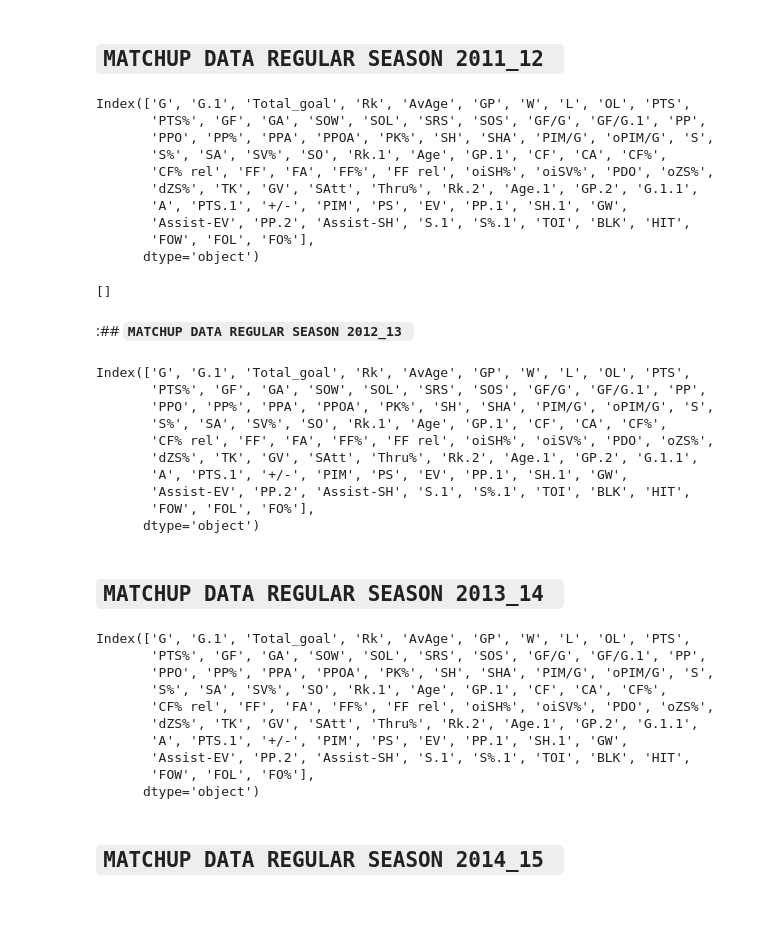
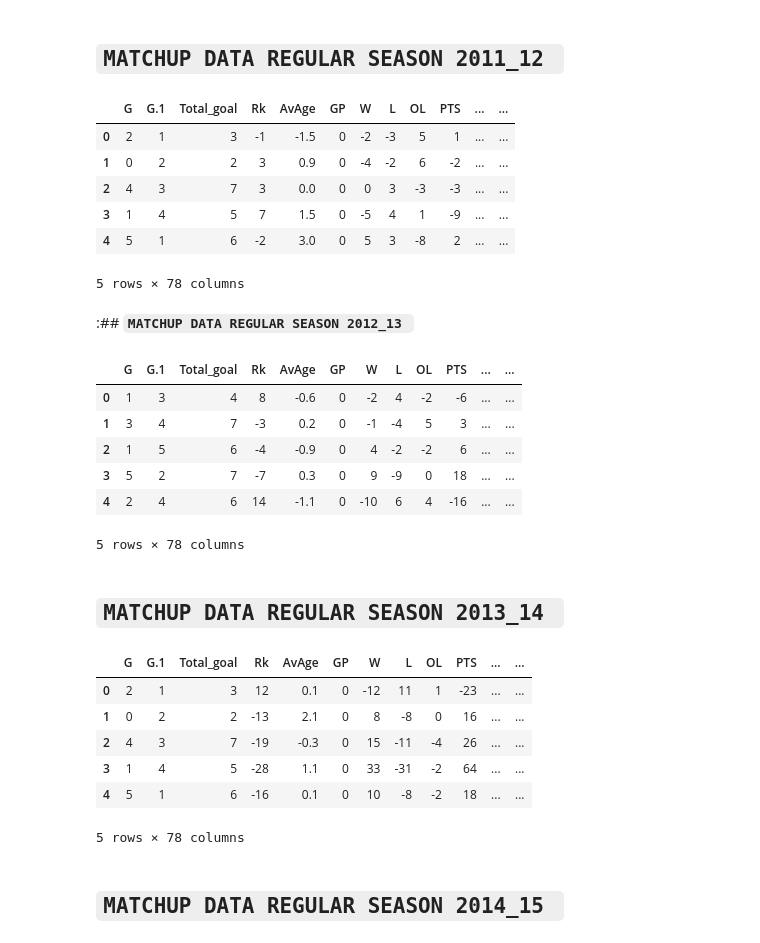
Before and after one commit to geethango/baseline_model, a Jupyter notebook: beseline_model_difference.ipynb, the cells around one changed output. Saved outputs shown, nothing was run; the diff lists cells and outputs as text; code cells hidden in the pictures; blank space fills up the shorter version.

```diff
--- a/beseline_model_difference.ipynb
+++ b/beseline_model_difference.ipynb
@@ -17,33 +17,17 @@ scaler = StandardScaler()
 # %%
 path=r'/content/drive/MyDrive/data collection/FINAL MODEL FEEDING DATASET (V - H) direct difference/FINAL_2011_12_MODEL_FEEDING_DATASET_ATTEMPTED_BY_DIFFERENCE.csv'
 data_2011_12=pd.read_csv(path)
 data_2011_12 = data_2011_12.loc[~data_2011_12.index.duplicated(keep='first')]
 data_2011_12.drop(["Unnamed: 0",'Visitor','Home','E+/-'],axis = 1, inplace  = True)
 data_2011_12.head()
-count = 0
-for i in range(0,data_2011_12.shape[0]) :
-    if data_2011_12.loc[i].isnull().sum() > 0 :
-        count = count + 1
-        print(f'Number of null values in row {i} : ' + str(data_2011_12.loc[i].isnull().sum()))
-
-count
-data_2011_12.columns
 # %% [output]
+|  | G | G.1 | Total_goal | Rk | AvAge | GP | W | L | OL | PTS | ... | ... |
+| 0 | 2 | 1 | 3 | -1 | -1.5 | 0 | -2 | -3 | 5 | 1 | ... | ... |
+| 1 | 0 | 2 | 2 | 3 | 0.9 | 0 | -4 | -2 | 6 | -2 | ... | ... |
+| 2 | 4 | 3 | 7 | 3 | 0.0 | 0 | 0 | 3 | -3 | -3 | ... | ... |
+| 3 | 1 | 4 | 5 | 7 | 1.5 | 0 | -5 | 4 | 1 | -9 | ... | ... |
+| 4 | 5 | 1 | 6 | -2 | 3.0 | 0 | 5 | 3 | -8 | 2 | ... | ... |
-Index(['G', 'G.1', 'Total_goal', 'Rk', 'AvAge', 'GP', 'W', 'L', 'OL', 'PTS',
-       'PTS%', 'GF', 'GA', 'SOW', 'SOL', 'SRS', 'SOS', 'GF/G', 'GF/G.1', 'PP',
-       'PPO', 'PP%', 'PPA', 'PPOA', 'PK%', 'SH', 'SHA', 'PIM/G', 'oPIM/G', 'S',
-       'S%', 'SA', 'SV%', 'SO', 'Rk.1', 'Age', 'GP.1', 'CF', 'CA', 'CF%',
-       'CF% rel', 'FF', 'FA', 'FF%', 'FF rel', 'oiSH%', 'oiSV%', 'PDO', 'oZS%',
-       'dZS%', 'TK', 'GV', 'SAtt', 'Thru%', 'Rk.2', 'Age.1', 'GP.2', 'G.1.1',
-       'A', 'PTS.1', '+/-', 'PIM', 'PS', 'EV', 'PP.1', 'SH.1', 'GW',
-       'Assist-EV', 'PP.2', 'Assist-SH', 'S.1', 'S%.1', 'TOI', 'BLK', 'HIT',
-       'FOW', 'FOL', 'FO%'],
-      dtype='object')
+5 rows × 78 columns
-# %%
-data_2011_12.isna().any()
-data_2011_12.columns[data_2011_12.isna().any()].tolist()
-# %% [output]
-[]
 # %% [markdown]
 :## **`MATCHUP DATA REGULAR SEASON 2012_13 `**
 # %%
@@ -52,25 +36,14 @@ data_2012_13=pd.read_csv(path)
 data_2012_13.drop(["Unnamed: 0",'Visitor','Home',],axis = 1, inplace  = True)
 data_2012_13 = data_2012_13.loc[~data_2012_13.index.duplicated(keep='first')]
 data_2012_13.head()
-count = 0
-for i in range(0,data_2012_13.shape[0]) :
-    if data_2012_13.loc[i].isnull().sum() > 0 :
-        count = count + 1
-        print(f'Number of null values in row {i} : ' + str(data_2012_13.loc[i].isnull().sum()))
-
-count
-data_2012_13.columns
 # %% [output]
+|  | G | G.1 | Total_goal | Rk | AvAge | GP | W | L | OL | PTS | ... | ... |
+| 0 | 1 | 3 | 4 | 8 | -0.6 | 0 | -2 | 4 | -2 | -6 | ... | ... |
+| 1 | 3 | 4 | 7 | -3 | 0.2 | 0 | -1 | -4 | 5 | 3 | ... | ... |
+| 2 | 1 | 5 | 6 | -4 | -0.9 | 0 | 4 | -2 | -2 | 6 | ... | ... |
+| 3 | 5 | 2 | 7 | -7 | 0.3 | 0 | 9 | -9 | 0 | 18 | ... | ... |
+| 4 | 2 | 4 | 6 | 14 | -1.1 | 0 | -10 | 6 | 4 | -16 | ... | ... |
-Index(['G', 'G.1', 'Total_goal', 'Rk', 'AvAge', 'GP', 'W', 'L', 'OL', 'PTS',
-       'PTS%', 'GF', 'GA', 'SOW', 'SOL', 'SRS', 'SOS', 'GF/G', 'GF/G.1', 'PP',
-       'PPO', 'PP%', 'PPA', 'PPOA', 'PK%', 'SH', 'SHA', 'PIM/G', 'oPIM/G', 'S',
-       'S%', 'SA', 'SV%', 'SO', 'Rk.1', 'Age', 'GP.1', 'CF', 'CA', 'CF%',
-       'CF% rel', 'FF', 'FA', 'FF%', 'FF rel', 'oiSH%', 'oiSV%', 'PDO', 'oZS%',
-       'dZS%', 'TK', 'GV', 'SAtt', 'Thru%', 'Rk.2', 'Age.1', 'GP.2', 'G.1.1',
-       'A', 'PTS.1', '+/-', 'PIM', 'PS', 'EV', 'PP.1', 'SH.1', 'GW',
-       'Assist-EV', 'PP.2', 'Assist-SH', 'S.1', 'S%.1', 'TOI', 'BLK', 'HIT',
-       'FOW', 'FOL', 'FO%'],
-      dtype='object')
+5 rows × 78 columns
 # %% [markdown]
 ## **`MATCHUP DATA REGULAR SEASON 2013_14 `**
 # %%
@@ -79,25 +52,14 @@ data_2013_14=pd.read_csv(path)
 data_2013_14.drop(["Unnamed: 0",'Visitor','Home','E+/-'],axis = 1, inplace  = True)
 data_2013_14 = data_2013_14.loc[~data_2013_14.index.duplicated(keep='first')]
 data_2013_14.head()
-count = 0
-for i in range(0,data_2013_14.shape[0]) :
-    if data_2013_14.loc[i].isnull().sum() > 0 :
-        count = count + 1
-        print(f'Number of null values in row {i} : ' + str(data_2013_14.loc[i].isnull().sum()))
-
-count
-data_2013_14.columns
 # %% [output]
+|  | G | G.1 | Total_goal | Rk | AvAge | GP | W | L | OL | PTS | ... | ... |
+| 0 | 2 | 1 | 3 | 12 | 0.1 | 0 | -12 | 11 | 1 | -23 | ... | ... |
+| 1 | 0 | 2 | 2 | -13 | 2.1 | 0 | 8 | -8 | 0 | 16 | ... | ... |
+| 2 | 4 | 3 | 7 | -19 | -0.3 | 0 | 15 | -11 | -4 | 26 | ... | ... |
+| 3 | 1 | 4 | 5 | -28 | 1.1 | 0 | 33 | -31 | -2 | 64 | ... | ... |
+| 4 | 5 | 1 | 6 | -16 | 0.1 | 0 | 10 | -8 | -2 | 18 | ... | ... |
-Index(['G', 'G.1', 'Total_goal', 'Rk', 'AvAge', 'GP', 'W', 'L', 'OL', 'PTS',
-       'PTS%', 'GF', 'GA', 'SOW', 'SOL', 'SRS', 'SOS', 'GF/G', 'GF/G.1', 'PP',
-       'PPO', 'PP%', 'PPA', 'PPOA', 'PK%', 'SH', 'SHA', 'PIM/G', 'oPIM/G', 'S',
-       'S%', 'SA', 'SV%', 'SO', 'Rk.1', 'Age', 'GP.1', 'CF', 'CA', 'CF%',
-       'CF% rel', 'FF', 'FA', 'FF%', 'FF rel', 'oiSH%', 'oiSV%', 'PDO', 'oZS%',
-       'dZS%', 'TK', 'GV', 'SAtt', 'Thru%', 'Rk.2', 'Age.1', 'GP.2', 'G.1.1',
-       'A', 'PTS.1', '+/-', 'PIM', 'PS', 'EV', 'PP.1', 'SH.1', 'GW',
-       'Assist-EV', 'PP.2', 'Assist-SH', 'S.1', 'S%.1', 'TOI', 'BLK', 'HIT',
-       'FOW', 'FOL', 'FO%'],
-      dtype='object')
+5 rows × 78 columns
 # %% [markdown]
 ## **`MATCHUP DATA REGULAR SEASON 2014_15 `**
 # %%
```
Also changed, not shown: parts of 11 cells of this notebook.
